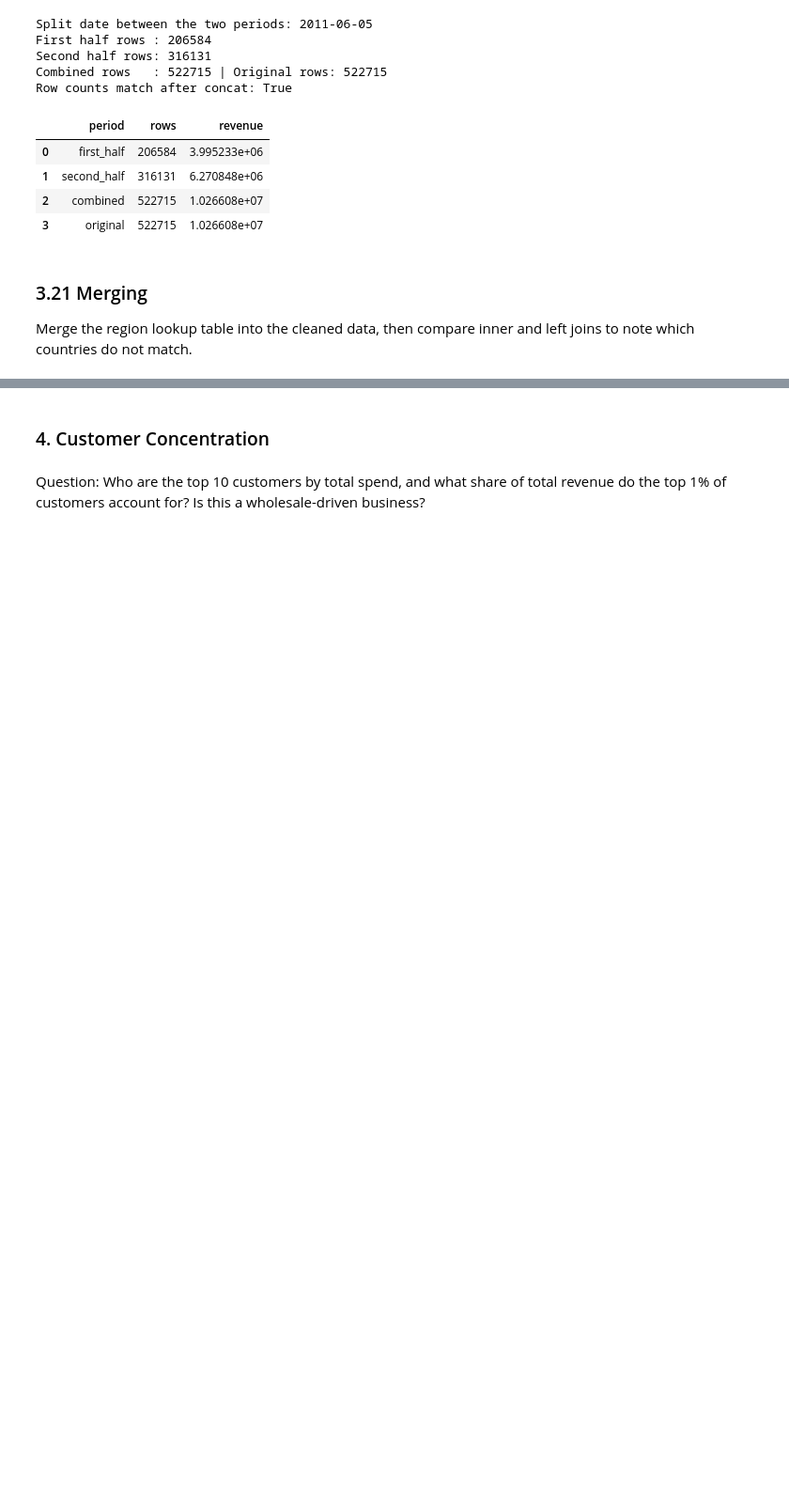
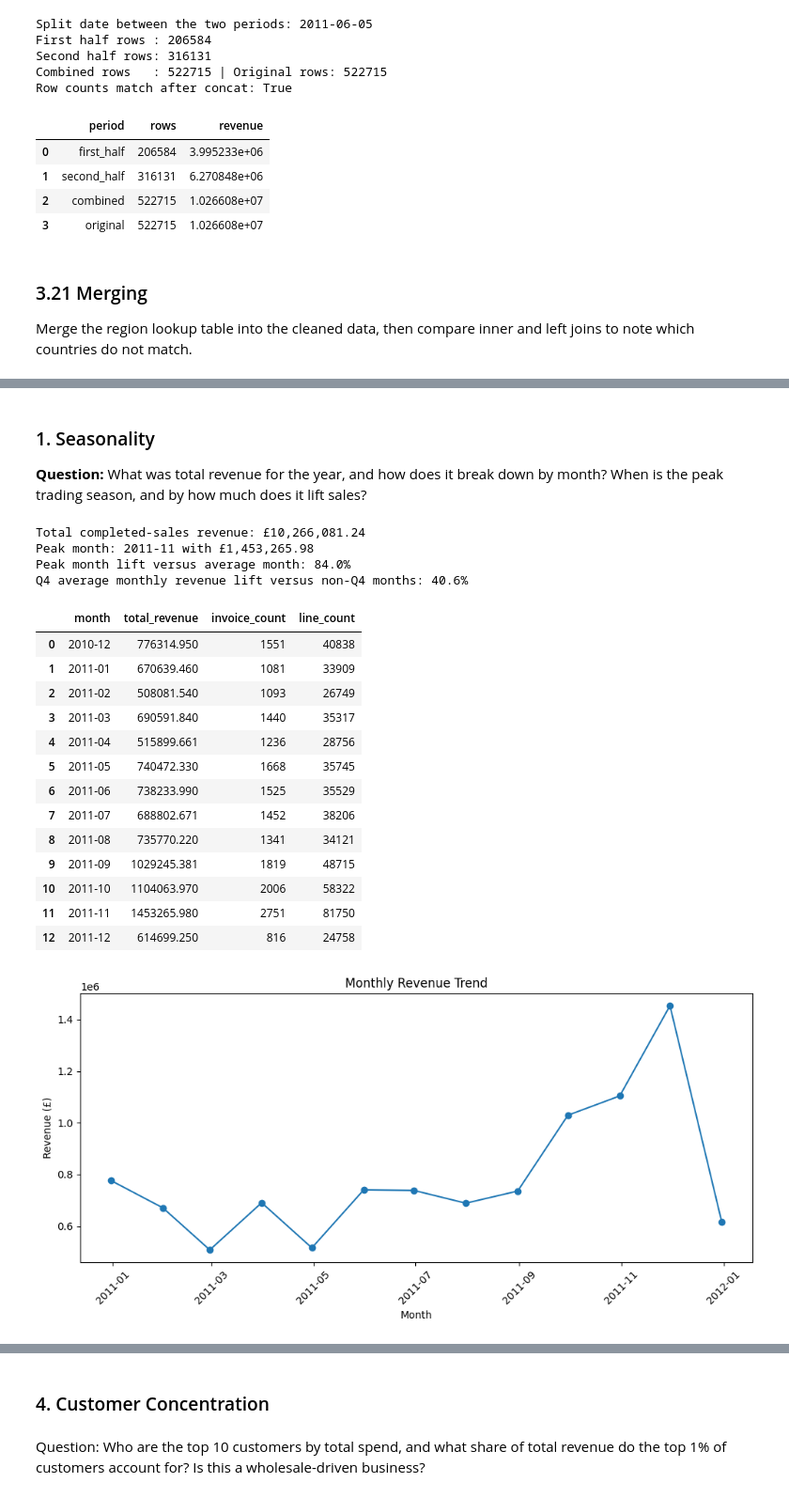
Before and after one commit to khgaurav/ML_Projects, a Jupyter notebook: MiniProject1.ipynb, the cells around one changed output, grey strips where cells are left out. Shown at 94% size. Saved outputs shown, nothing was run; the diff lists cells and outputs as text; code cells hidden in the pictures; blank space fills up the shorter version.

```diff
--- a/MiniProject1.ipynb
+++ b/MiniProject1.ipynb
@@ -1029,0 +1316,25 @@ Answer:
+# %% [markdown]
+### 1. Seasonality
+**Question:** What was total revenue for the year, and how does it break down by month? When is the peak trading season, and by how much does it lift sales?
+# %%
+monthly_part2 = bq.seasonality()
+# %% [output]
+Total completed-sales revenue: £10,266,081.24
+Peak month: 2011-11 with £1,453,265.98
+Peak month lift versus average month: 84.0%
+Q4 average monthly revenue lift versus non-Q4 months: 40.6%
+|  | month | total_revenue | invoice_count | line_count |
+| 0 | 2010-12 | 776314.950 | 1551 | 40838 |
+| 1 | 2011-01 | 670639.460 | 1081 | 33909 |
+| 2 | 2011-02 | 508081.540 | 1093 | 26749 |
+| 3 | 2011-03 | 690591.840 | 1440 | 35317 |
+| 4 | 2011-04 | 515899.661 | 1236 | 28756 |
+| 5 | 2011-05 | 740472.330 | 1668 | 35745 |
+| 6 | 2011-06 | 738233.990 | 1525 | 35529 |
+| 7 | 2011-07 | 688802.671 | 1452 | 38206 |
+| 8 | 2011-08 | 735770.220 | 1341 | 34121 |
+| 9 | 2011-09 | 1029245.381 | 1819 | 48715 |
+| 10 | 2011-10 | 1104063.970 | 2006 | 58322 |
+| 11 | 2011-11 | 1453265.980 | 2751 | 81750 |
+| 12 | 2011-12 | 614699.250 | 816 | 24758 |
+[figure, added]
```
Also changed, not shown: parts of 29 cells of this notebook, 8 other files.
